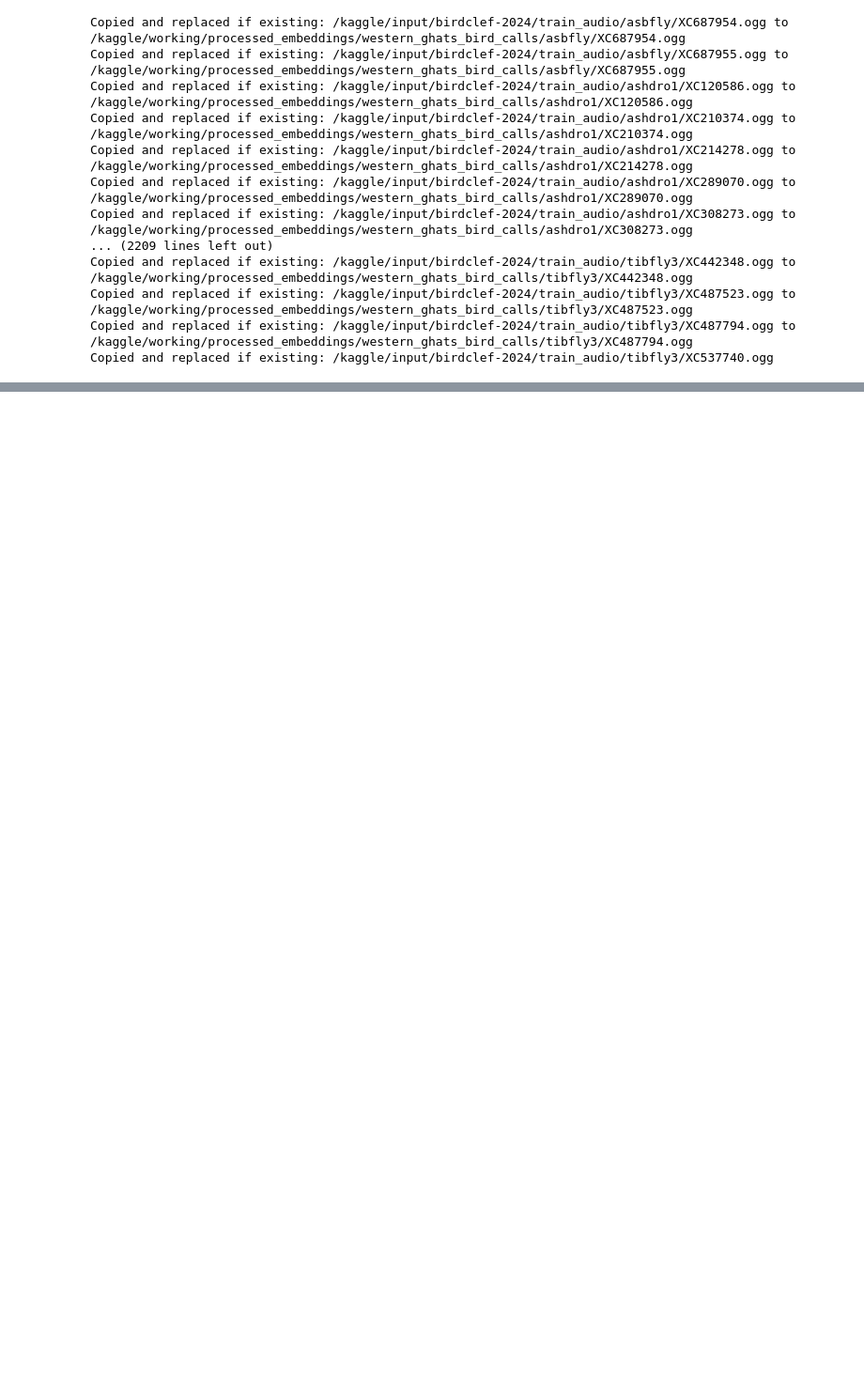
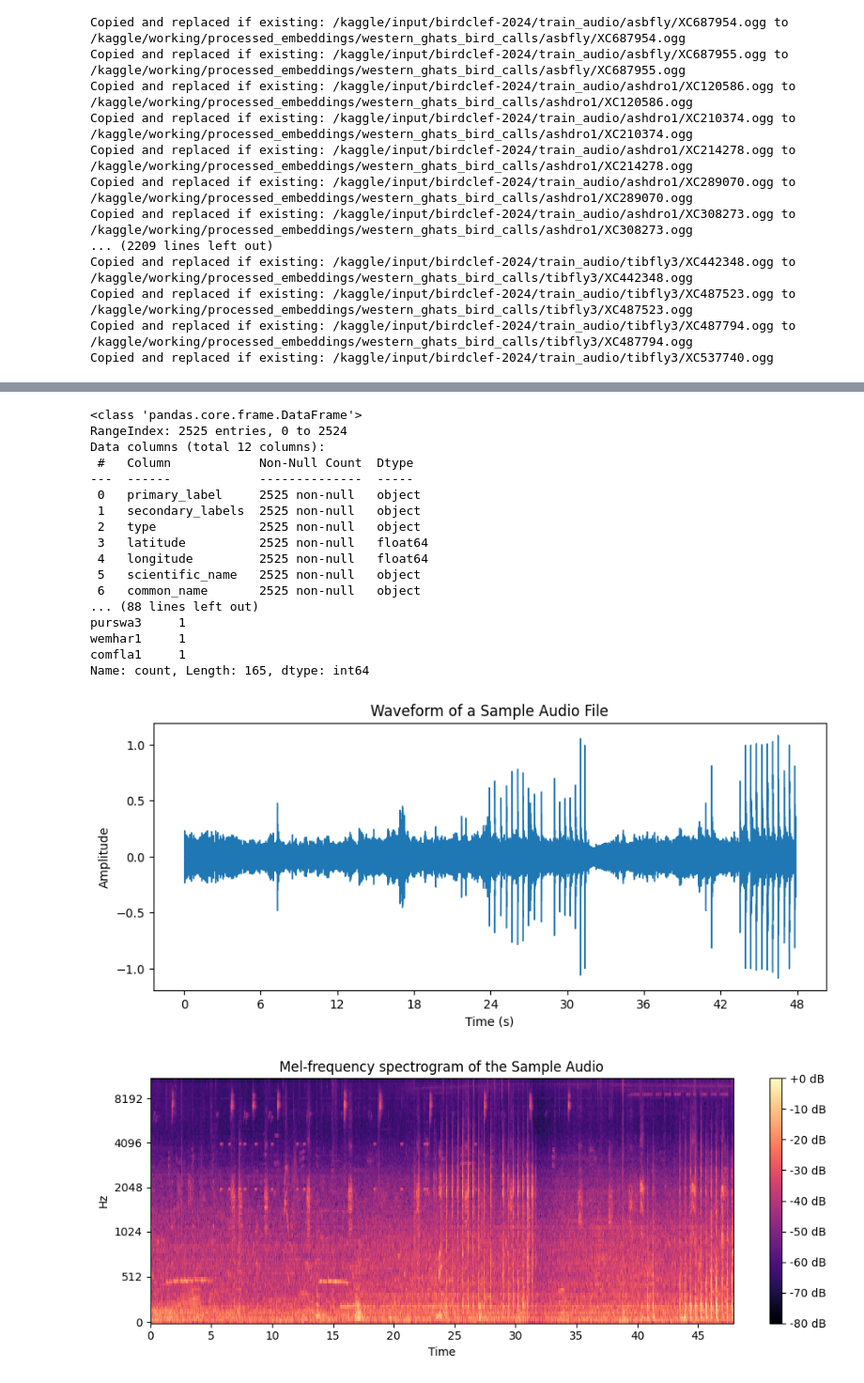
Before and after one commit to jkranyak/birdscompetitionkaggle, a Jupyter notebook: notebooka3489e63aa.ipynb, the cells around one changed output, grey strips where cells are left out. Shown at 94% size. Cells and saved outputs as stored; diff of their text form; code cells hidden in the pictures; blank space fills up the shorter version.

```diff
--- a/notebooka3489e63aa.ipynb
+++ b/notebooka3489e63aa.ipynb
@@ -418,0 +495,64 @@ Copied and replaced if existing: /kaggle/input/birdclef-2024/train_audio/tibfly3
+# %%
+import pandas as pd
+import librosa
+import librosa.display
+import matplotlib.pyplot as plt
+
+# Load the metadata
+metadata_path = '/kaggle/working/western_ghats_birds.csv'
+metadata = pd.read_csv(metadata_path)
+
+extra_data_path = '/kaggle/input/birdclef-2024/eBird_Taxonomy_v2021.csv'
+extra_data = pd.read_csv(extra_data_path)
+
+# Display basic info and the first few rows of the DataFrame
+print(metadata.info())
+print(metadata.head())
+print(extra_data.info())
+print(extra_data.head())
+
+# Analyze the distribution of the 'primary_label' to understand class balance
+print(metadata['primary_label'].value_counts())
+
+sample_audio_path_full = f"/kaggle/working/processed_embeddings/western_ghats_bird_calls/{metadata.loc[0, 'filename']}"
+
+# Load and display a sample audio file
+audio_data, sample_rate = librosa.load(sample_audio_path_full)
+
+# Plot the waveform
+plt.figure(figsize=(10, 4))
+librosa.display.waveshow(y=audio_data, sr=sample_rate)
+plt.title('Waveform of a Sample Audio File')
+plt.xlabel('Time (s)')
+plt.ylabel('Amplitude')
+plt.show()
+
+# Plot the spectrogram
+S = librosa.feature.melspectrogram(y=audio_data, sr=sample_rate, n_fft=2048, hop_length=512, n_mels=128)
+S_DB = librosa.power_to_db(S=S, ref=np.max)
+plt.figure(figsize=(10, 4))
+librosa.display.specshow(S_DB, sr=sample_rate, x_axis='time', y_axis='mel')
+plt.colorbar(format='%+2.0f dB')
+plt.title('Mel-frequency spectrogram of the Sample Audio')
+plt.tight_layout()
+plt.show()
+# %% [output]
+<class 'pandas.core.frame.DataFrame'>
+RangeIndex: 2525 entries, 0 to 2524
+Data columns (total 12 columns):
+ #   Column            Non-Null Count  Dtype
+---  ------            --------------  -----
+ 0   primary_label     2525 non-null   object
+ 1   secondary_labels  2525 non-null   object
+ 2   type              2525 non-null   object
+ 3   latitude          2525 non-null   float64
+ 4   longitude         2525 non-null   float64
+ 5   scientific_name   2525 non-null   object
+ 6   common_name       2525 non-null   object
+... (88 lines left out)
+purswa3     1
+wemhar1     1
+comfla1     1
+Name: count, Length: 165, dtype: int64
+[figure, added]
+[figure, added]
```
Also changed, not shown: parts of 4 cells of this notebook.
